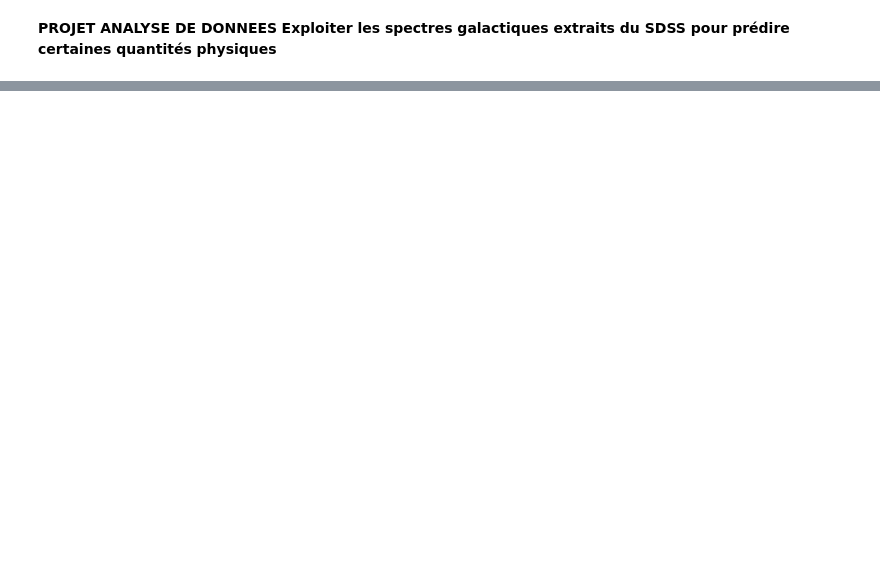
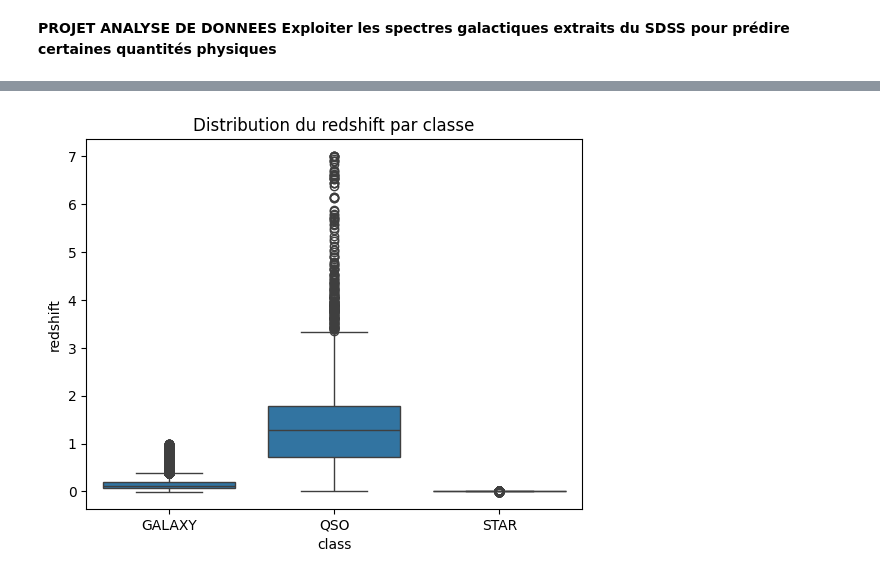
Before and after one commit to FDSena/SDSS_PROJECT_DA, a Jupyter notebook: projet.ipynb, the cells around one changed output, grey strips where cells are left out. Saved outputs shown, nothing was run; the diff lists cells and outputs as text; code cells hidden in the pictures; blank space fills up the shorter version.

```diff
--- a/projet.ipynb
+++ b/projet.ipynb
@@ -27,0 +105,6 @@ memory usage: 32.8+ MB
+# %%
+sns.boxplot(x="class", y="redshift", data=df)
+plt.title("Distribution du redshift par classe")
+plt.show()
+# %% [output]
+[figure, added]
```
Also changed, not shown: parts of 25 cells of this notebook.
